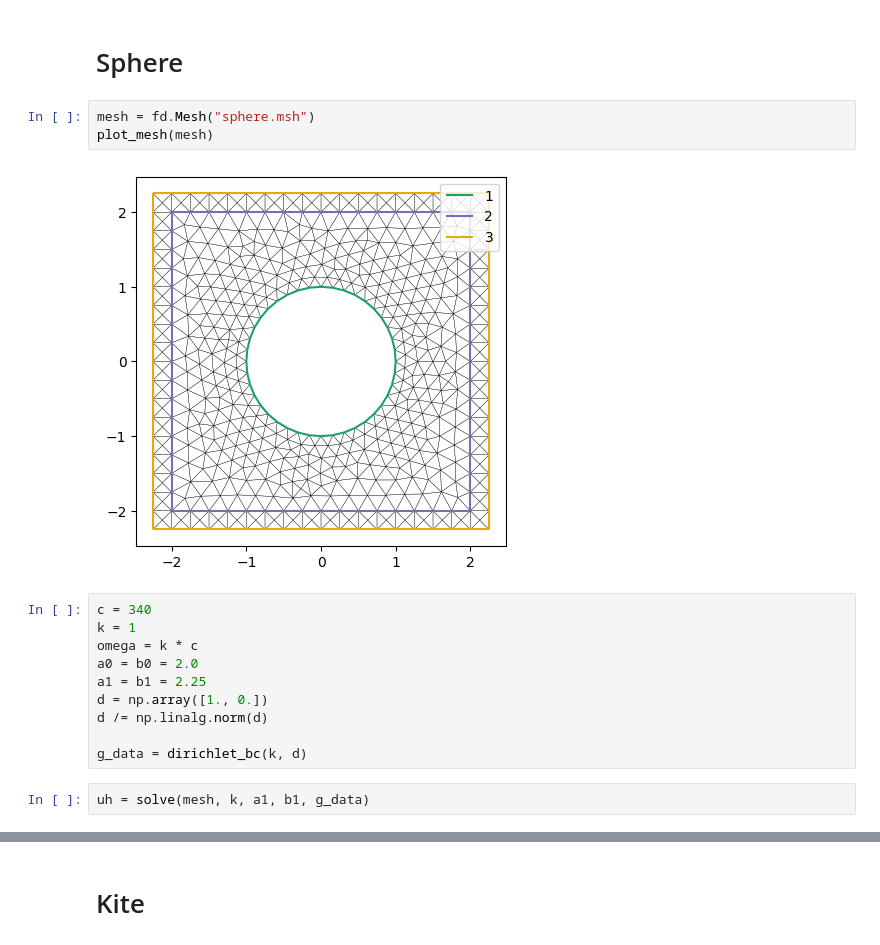
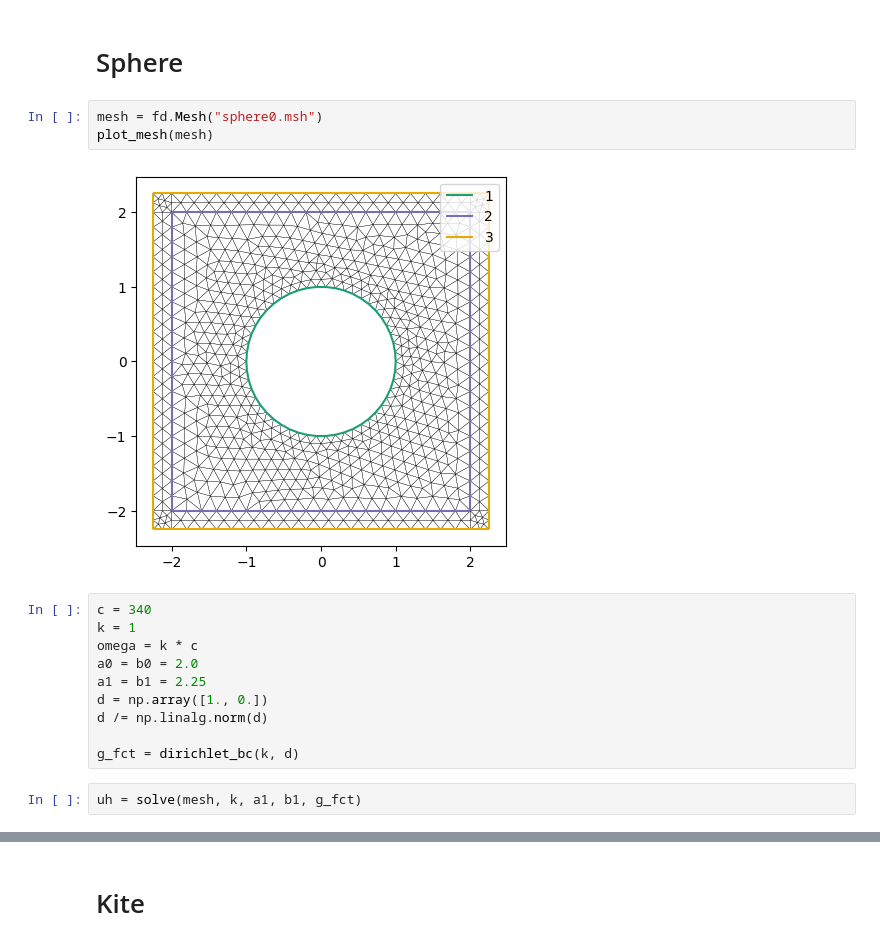
Before and after one commit to gninr/scattering, a Jupyter notebook: plane_wave.ipynb, the cells around one changed output, grey strips where cells are left out. Cells and saved outputs as stored; diff of their text form.

```diff
--- a/plane_wave.ipynb
+++ b/plane_wave.ipynb
@@ -14,10 +15,10 @@ def dirichlet_bc(k, d):
 # %% [markdown]
 # Sphere
 # %%
-mesh = fd.Mesh("sphere.msh")
+mesh = fd.Mesh("sphere0.msh")
 plot_mesh(mesh)
 # %% [output]
-[figure, old version]
+[figure, new version]
 # %%
 c = 340
 k = 1
@@ -27,9 +28,9 @@ a1 = b1 = 2.25
 d = np.array([1., 0.])
 d /= np.linalg.norm(d)
 
-g_data = dirichlet_bc(k, d)
+g_fct = dirichlet_bc(k, d)
 # %%
-uh = solve(mesh, k, a1, b1, g_data)
+uh = solve(mesh, k, a1, b1, g_fct)
 # %%
 plot_field(uh, a0, a1, b0, b1)
 # %% [output]
```
Also changed, not shown: parts of 17 cells of this notebook, 5 other files.
